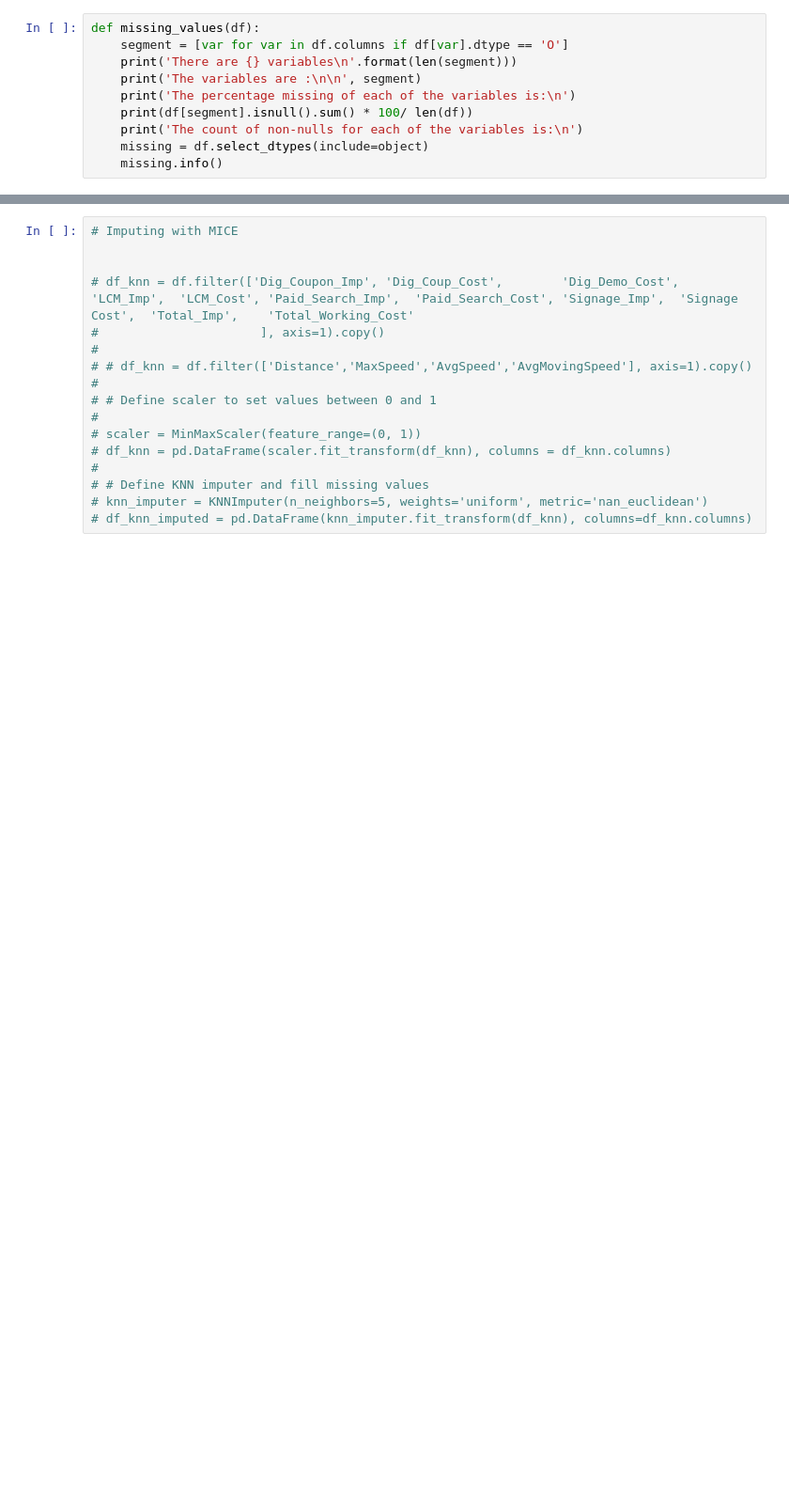
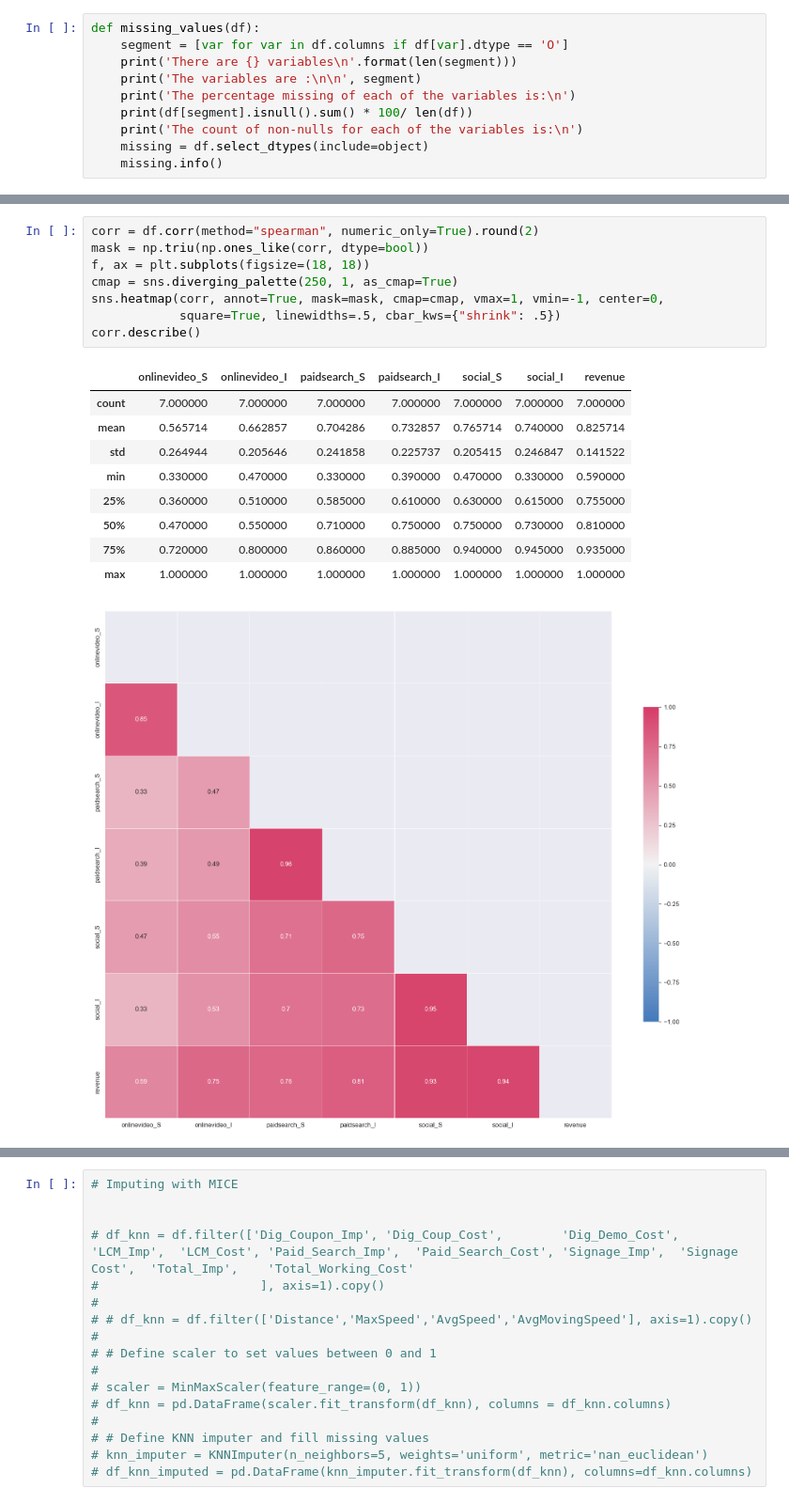
Before and after one commit to NA-Git/Bayesian_Methods, a Jupyter notebook: attribution/MMM/EDA.ipynb, the cells around one changed output, grey strips where cells are left out. Shown: that part at 94% size. Saved outputs shown, nothing was run; the diff lists cells and outputs as text; blank space fills up the shorter version.

```diff
--- a/attribution/MMM/EDA.ipynb
+++ b/attribution/MMM/EDA.ipynb
@@ -134,0 +110,19 @@ dtype: int64
+# %%
+corr = df.corr(method="spearman", numeric_only=True).round(2)
+mask = np.triu(np.ones_like(corr, dtype=bool))
+f, ax = plt.subplots(figsize=(18, 18))
+cmap = sns.diverging_palette(250, 1, as_cmap=True)
+sns.heatmap(corr, annot=True, mask=mask, cmap=cmap, vmax=1, vmin=-1, center=0,
+            square=True, linewidths=.5, cbar_kws={"shrink": .5})
+corr.describe()
+# %% [output]
+|  | onlinevideo_S | onlinevideo_I | paidsearch_S | paidsearch_I | social_S | social_I | revenue |
+| count | 7.000000 | 7.000000 | 7.000000 | 7.000000 | 7.000000 | 7.000000 | 7.000000 |
+| mean | 0.565714 | 0.662857 | 0.704286 | 0.732857 | 0.765714 | 0.740000 | 0.825714 |
+| std | 0.264944 | 0.205646 | 0.241858 | 0.225737 | 0.205415 | 0.246847 | 0.141522 |
+| min | 0.330000 | 0.470000 | 0.330000 | 0.390000 | 0.470000 | 0.330000 | 0.590000 |
+| 25% | 0.360000 | 0.510000 | 0.585000 | 0.610000 | 0.630000 | 0.615000 | 0.755000 |
+| 50% | 0.470000 | 0.550000 | 0.710000 | 0.750000 | 0.750000 | 0.730000 | 0.810000 |
+| 75% | 0.720000 | 0.800000 | 0.860000 | 0.885000 | 0.940000 | 0.945000 | 0.935000 |
+| max | 1.000000 | 1.000000 | 1.000000 | 1.000000 | 1.000000 | 1.000000 | 1.000000 |
+[figure, added]
```
Also changed, not shown: parts of 37 cells of this notebook.
